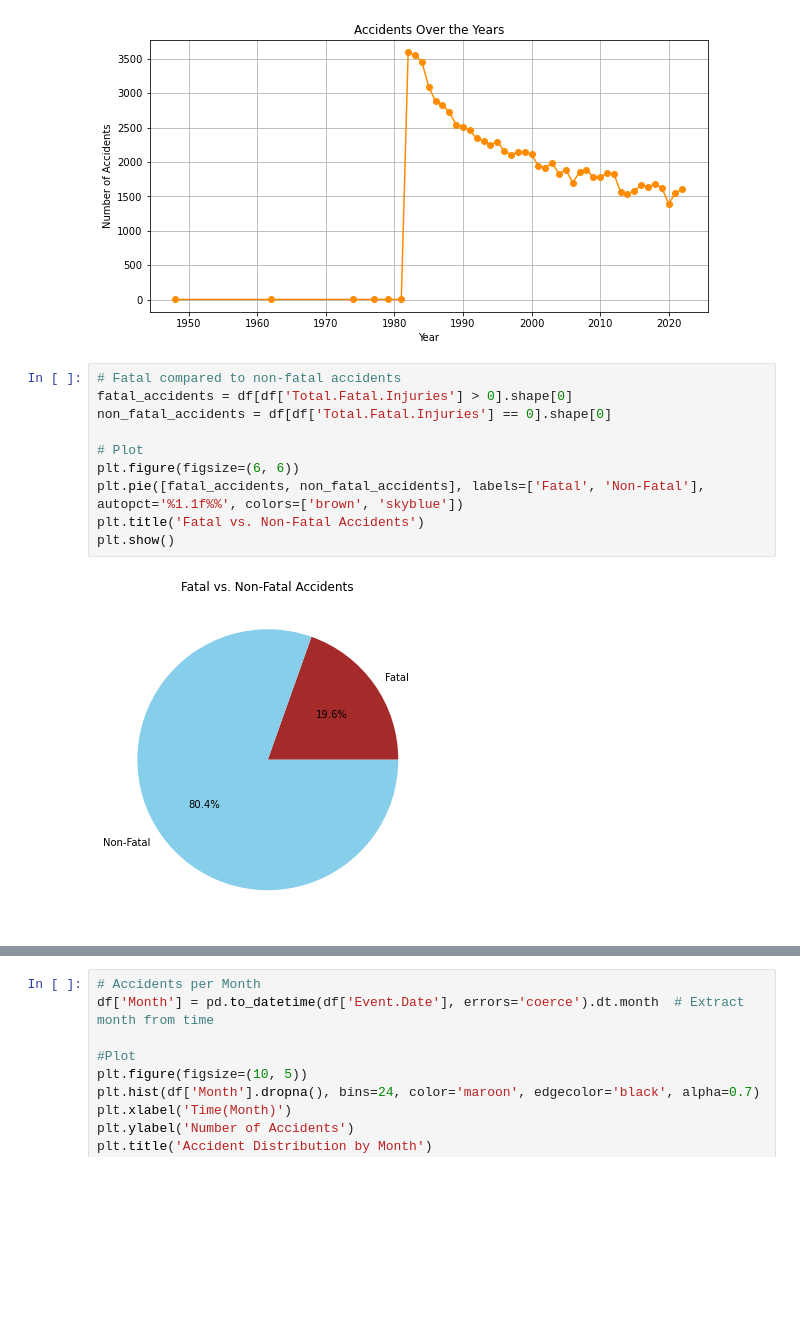
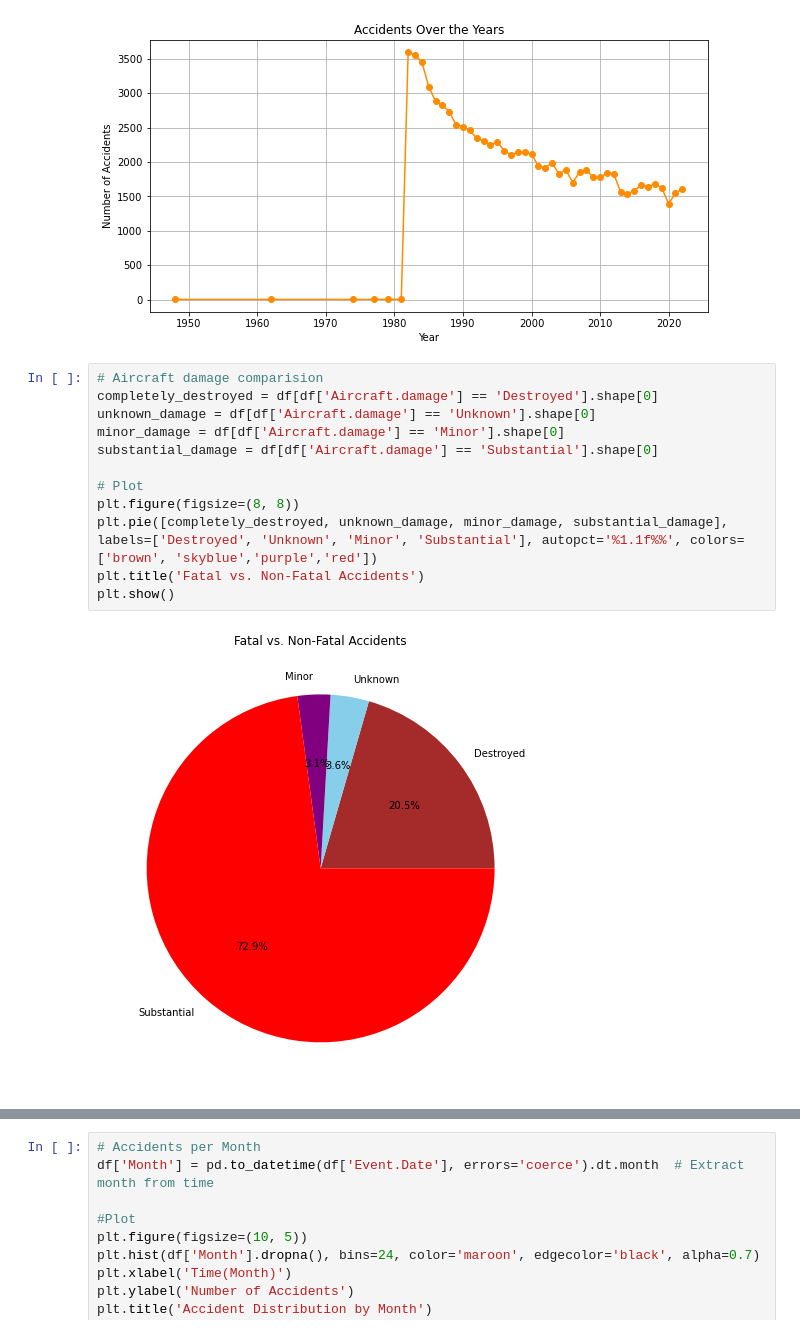
Before and after one commit to mknlewis/Phase-1-Project, a Jupyter notebook: DOREEN.ipynb, the cells around one changed output, grey strips where cells are left out. Saved outputs shown, nothing was run; the diff lists cells and outputs as text; blank space fills up the shorter version.

```diff
--- a/DOREEN.ipynb
+++ b/DOREEN.ipynb
@@ -280,14 +280,16 @@ plt.show()
 # %% [output]
 [figure]
 # %%
-# Fatal compared to non-fatal accidents
-fatal_accidents = df[df['Total.Fatal.Injuries'] > 0].shape[0]
-non_fatal_accidents = df[df['Total.Fatal.Injuries'] == 0].shape[0]
+# Aircraft damage comparision
+completely_destroyed = df[df['Aircraft.damage'] == 'Destroyed'].shape[0]
+unknown_damage = df[df['Aircraft.damage'] == 'Unknown'].shape[0]
+minor_damage = df[df['Aircraft.damage'] == 'Minor'].shape[0]
+substantial_damage = df[df['Aircraft.damage'] == 'Substantial'].shape[0]
 
 # Plot
-plt.figure(figsize=(6, 6))
-plt.pie([fatal_accidents, non_fatal_accidents], labels=['Fatal', 'Non-Fatal'], autopct='%1.1f%%', colors=['brown', 'skyblue'])
+plt.figure(figsize=(8, 8))
+plt.pie([completely_destroyed, unknown_damage, minor_damage, substantial_damage], labels=['Destroyed', 'Unknown', 'Minor', 'Substantial'], autopct='%1.1f%%', colors=['brown', 'skyblue','purple','red'])
 plt.title('Fatal vs. Non-Fatal Accidents')
 plt.show()
 # %% [output]
-[figure, old version]
+[figure, new version]
```
Also changed, not shown: parts of 3 cells of this notebook.
